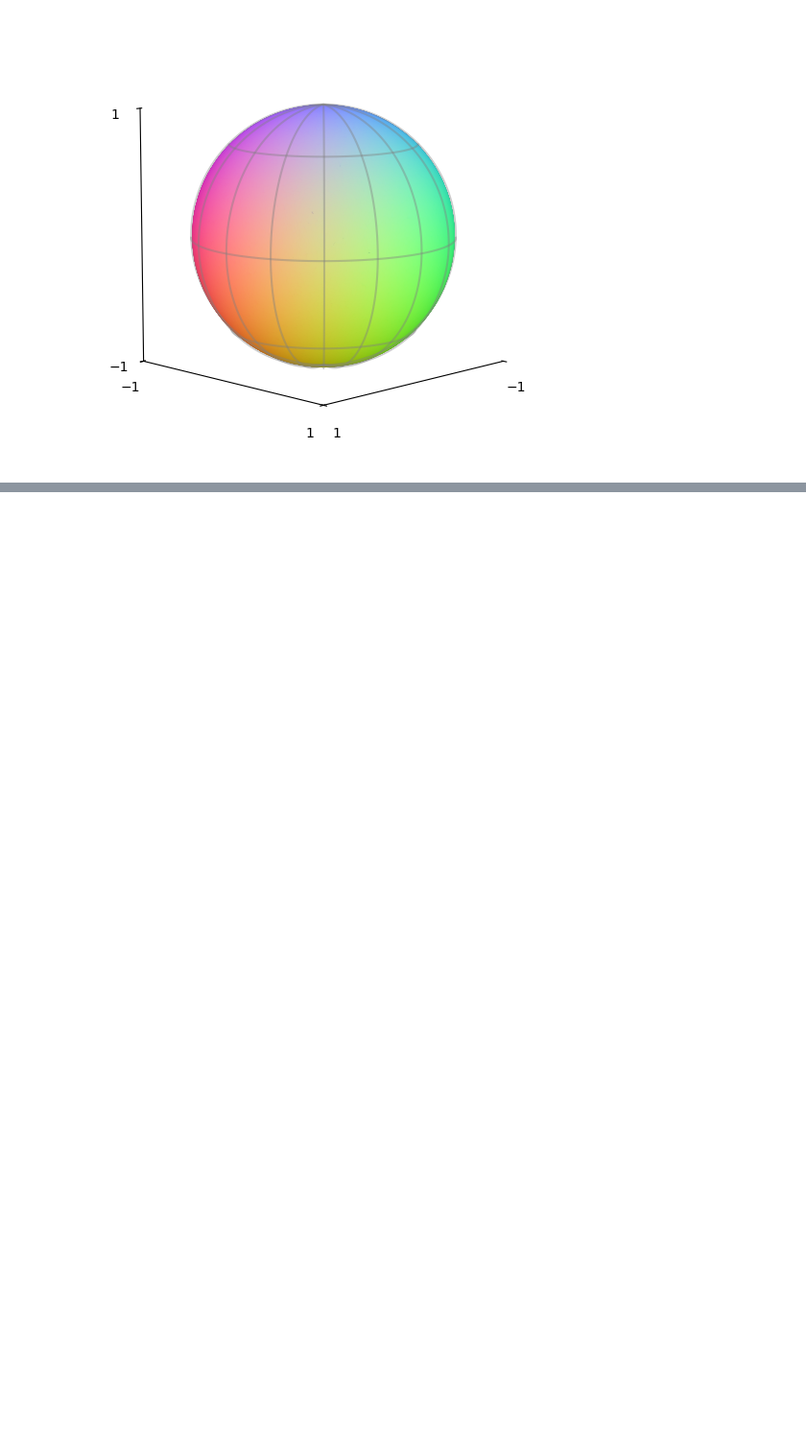
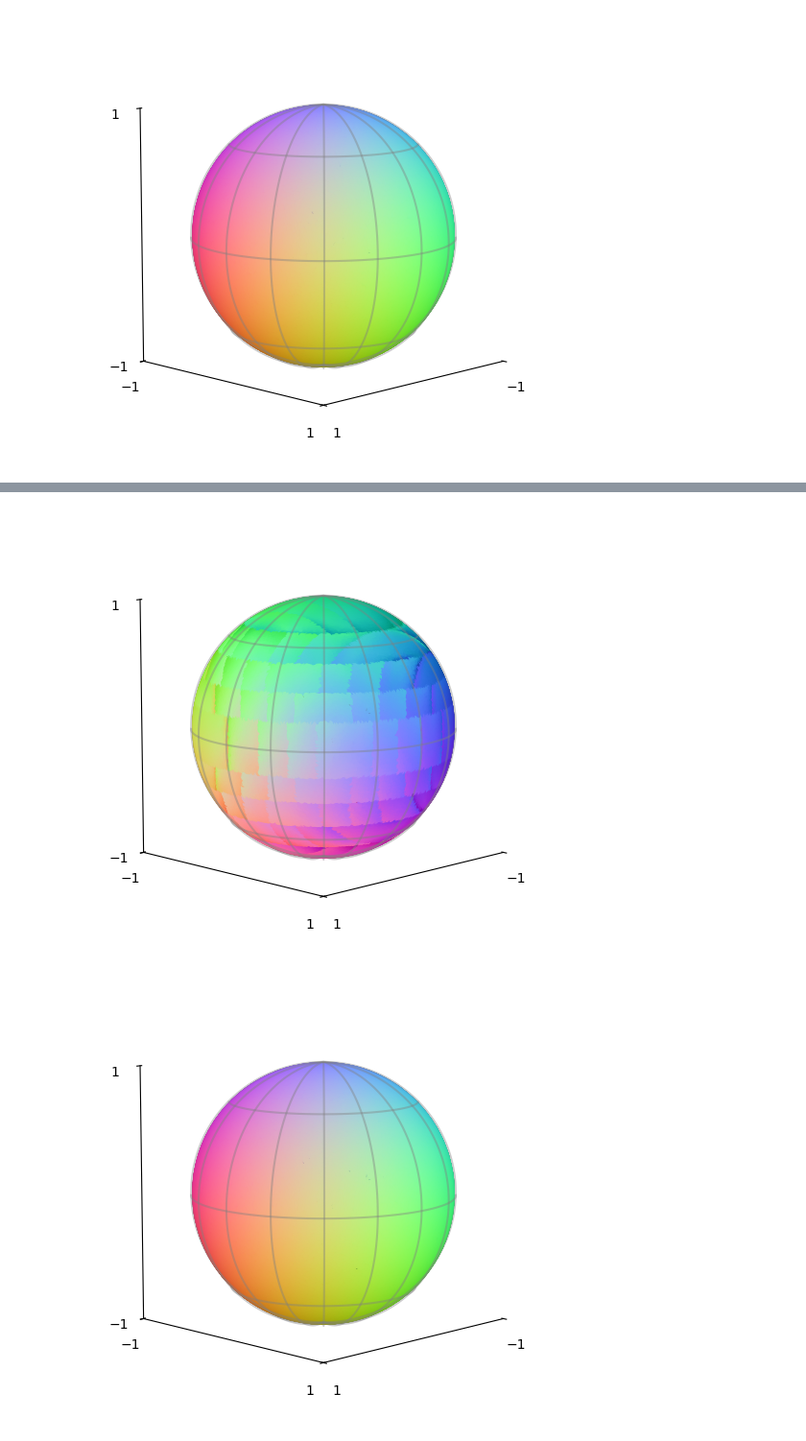
Before and after one commit to BosonicJustin/CLTheory, a Jupyter notebook: Reconstruction with Spirals and Patches.ipynb, the cells around one changed output, grey strips where cells are left out. Shown at 96% size. Saved outputs shown, nothing was run; the diff lists cells and outputs as text; code cells hidden in the pictures; blank space fills up the shorter version.

```diff
--- a/Reconstruction with Spirals and Patches.ipynb
+++ b/Reconstruction with Spirals and Patches.ipynb
@@ -153,6 +171,9 @@ visualize_spheres_side_by_side(plt, z, z_enc)
 # %%
 z = sphere.uniform(100000)
 z_enc = h_patches(z)
 
-fig = scatter3d_sphere(plt, z, z_enc, s=10, a=.8)
-fig = scatter3d_sphere(plt, z, z, s=10,a=0.8)
+fig = scatter3d_sphere(plt, z.cpu(), z_enc.cpu(), s=10, a=.8)
+fig = scatter3d_sphere(plt, z.cpu(), z.cpu(), s=10,a=0.8)
+# %% [output]
+[figure, added]
+[figure, added]
```
Also changed, not shown: parts of 3 cells of this notebook, 1 other file.
